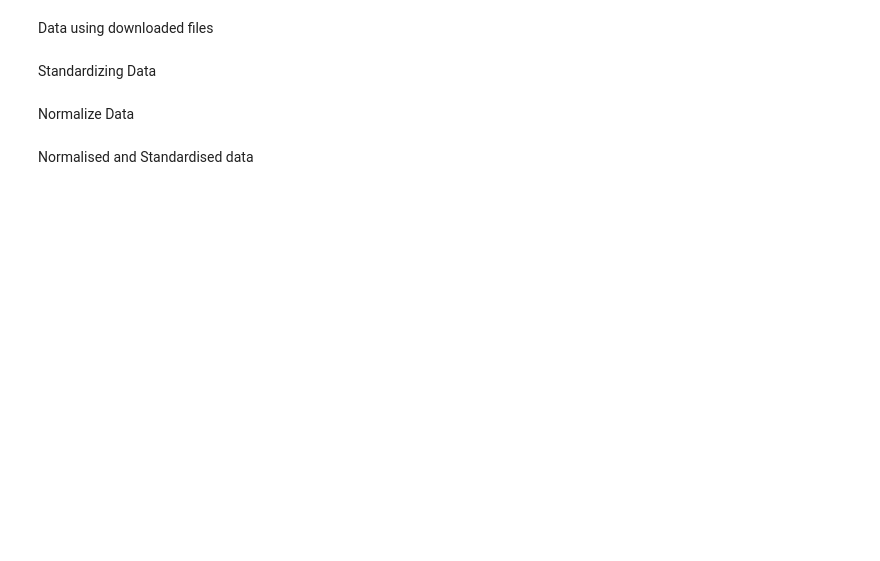
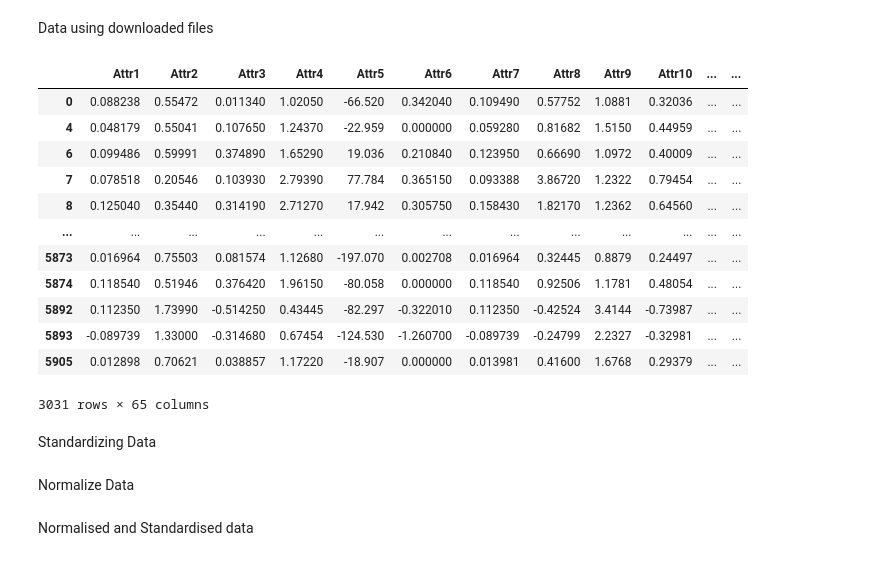
Before and after one commit to Zach-schwark/PGM_Assignment, a Jupyter notebook: data.ipynb, the cells around one changed output. Drawn from its saved outputs; the diff is of its cells as text; code cells hidden in the pictures; blank space fills up the shorter version.

```diff
--- a/data.ipynb
+++ b/data.ipynb
@@ -11,18 +11,42 @@ Data using downloaded files
 # %%
 X: pd.DataFrame
 y: pd.DataFrame
 
 arff_file_year_5 = arff.loadarff('PolishBankruptcy/5year.arff')
 df = pd.DataFrame(arff_file_year_5[0])
 df
 
 for i in range(len(df)):
     if df.loc[i, 'class'] == b'0':
         df.loc[i, 'class'] = 0.0
     else:
         df.loc[i, 'class'] = 1.0
 
+#cols = df.select_dtypes('number').columns  # limits to a (float), b (int) and e (timedelta)
+#df_sub = df.loc[:, cols]
+#lim = np.abs((df_sub - df_sub.mean()) / df_sub.std(ddof=0)) < 3
+##
+###lim = np.logical_and(df_sub < df_sub.quantile(0.99, numeric_only=False),
+###                     df_sub > df_sub.quantile(0.01, numeric_only=False))
+##
+#df.loc[:, cols] = df_sub.where(lim, np.nan)
+data = df.dropna()
+data
 #df
+# %% [output]
+|  | Attr1 | Attr2 | Attr3 | Attr4 | Attr5 | Attr6 | Attr7 | Attr8 | Attr9 | Attr10 | ... | ... |
+| 0 | 0.088238 | 0.55472 | 0.011340 | 1.02050 | -66.520 | 0.342040 | 0.109490 | 0.57752 | 1.0881 | 0.32036 | ... | ... |
+| 4 | 0.048179 | 0.55041 | 0.107650 | 1.24370 | -22.959 | 0.000000 | 0.059280 | 0.81682 | 1.5150 | 0.44959 | ... | ... |
+| 6 | 0.099486 | 0.59991 | 0.374890 | 1.65290 | 19.036 | 0.210840 | 0.123950 | 0.66690 | 1.0972 | 0.40009 | ... | ... |
+| 7 | 0.078518 | 0.20546 | 0.103930 | 2.79390 | 77.784 | 0.365150 | 0.093388 | 3.86720 | 1.2322 | 0.79454 | ... | ... |
+| 8 | 0.125040 | 0.35440 | 0.314190 | 2.71270 | 17.942 | 0.305750 | 0.158430 | 1.82170 | 1.2362 | 0.64560 | ... | ... |
+| ... | ... | ... | ... | ... | ... | ... | ... | ... | ... | ... | ... | ... |
+| 5873 | 0.016964 | 0.75503 | 0.081574 | 1.12680 | -197.070 | 0.002708 | 0.016964 | 0.32445 | 0.8879 | 0.24497 | ... | ... |
+| 5874 | 0.118540 | 0.51946 | 0.376420 | 1.96150 | -80.058 | 0.000000 | 0.118540 | 0.92506 | 1.1781 | 0.48054 | ... | ... |
+| 5892 | 0.112350 | 1.73990 | -0.514250 | 0.43445 | -82.297 | -0.322010 | 0.112350 | -0.42524 | 3.4144 | -0.73987 | ... | ... |
+| 5893 | -0.089739 | 1.33000 | -0.314680 | 0.67454 | -124.530 | -1.260700 | -0.089739 | -0.24799 | 2.2327 | -0.32981 | ... | ... |
+| 5905 | 0.012898 | 0.70621 | 0.038857 | 1.17220 | -18.907 | 0.000000 | 0.013981 | 0.41600 | 1.6768 | 0.29379 | ... | ... |
+3031 rows × 65 columns
 # %% [markdown]
 Standardizing Data
 # %%
```
Also changed, not shown: parts of 4 cells of this notebook.
